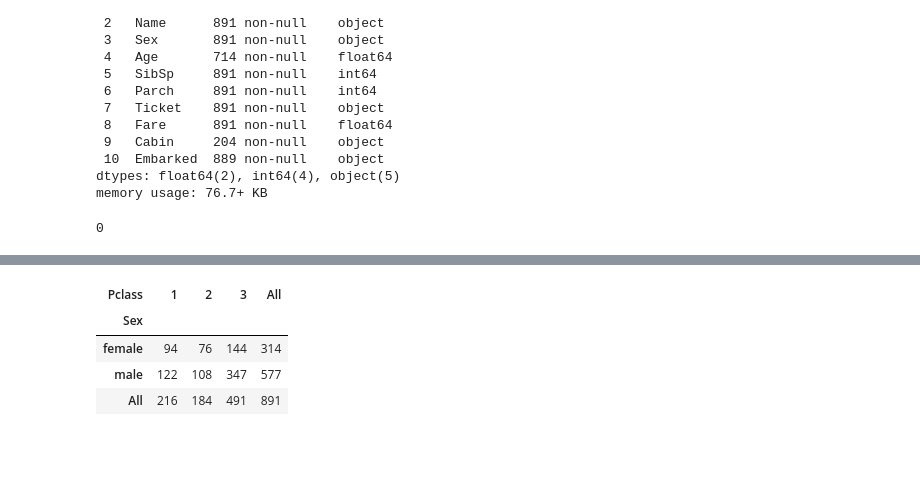
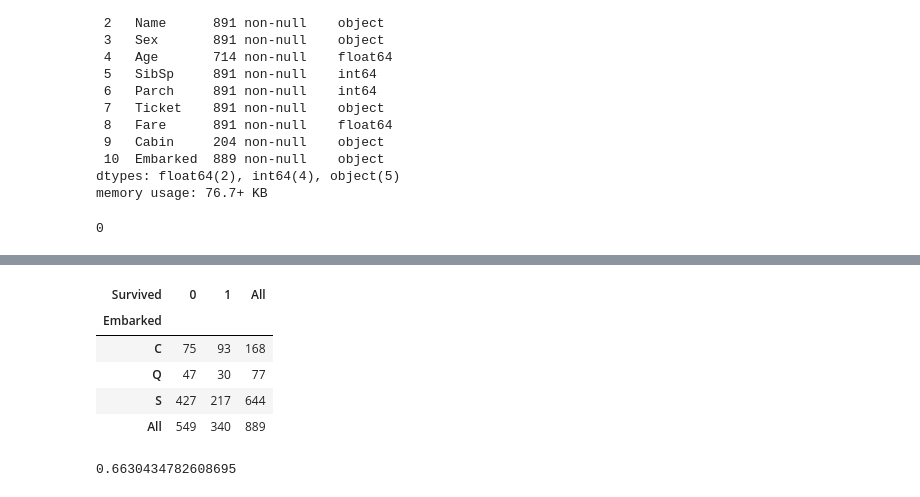
Before and after one commit to sanjaychauhan001/machine-learning, a Jupyter notebook: Techinques/titanic_kaggle_cm.ipynb, the cells around one changed output, grey strips where cells are left out. Drawn from its saved outputs; the diff is of its cells as text; code cells hidden in the pictures; blank space fills up the shorter version.

```diff
--- a/Techinques/titanic_kaggle_cm.ipynb
+++ b/Techinques/titanic_kaggle_cm.ipynb
@@ -82,0 +92,9 @@ df.duplicated().sum()
+# %%
+df["survivor"] = df['Survived'].map({0:'no',1:'yes'})
+
+
+px.bar(x=df['survivor'].value_counts().index,
+       y=df['survivor'].value_counts().values,height=400,width=500,text_auto=True)
+
+
+# around 550 are dead and only 342 are survived
@@ -87,10 +166,9 @@ array([3, 1, 2], dtype=int64)
 # %%
-# contingency table
-observed_frequencies = pd.crosstab(index=df['Sex'],columns=df['Pclass'],margins=True)
-observed_frequencies
+pd.crosstab(index=df['Embarked'],columns=df['Survived'],margins=True)
 # %% [output]
-| Pclass | 1 | 2 | 3 | All |
-| Sex |  |  |  |  |
-| female | 94 | 76 | 144 | 314 |
-| male | 122 | 108 | 347 | 577 |
-| All | 216 | 184 | 491 | 891 |
+| Survived | 0 | 1 | All |
+| Embarked |  |  |  |
+| C | 75 | 93 | 168 |
+| Q | 47 | 30 | 77 |
+| S | 427 | 217 | 644 |
+| All | 549 | 340 | 889 |
@@ -98,0 +175,4 @@ from scipy.stats import chi2_contingency
+# %%
+427/644
+# %% [output]
+0.6630434782608695
```
Also changed, not shown: parts of 25 cells of this notebook, 1 other file.
